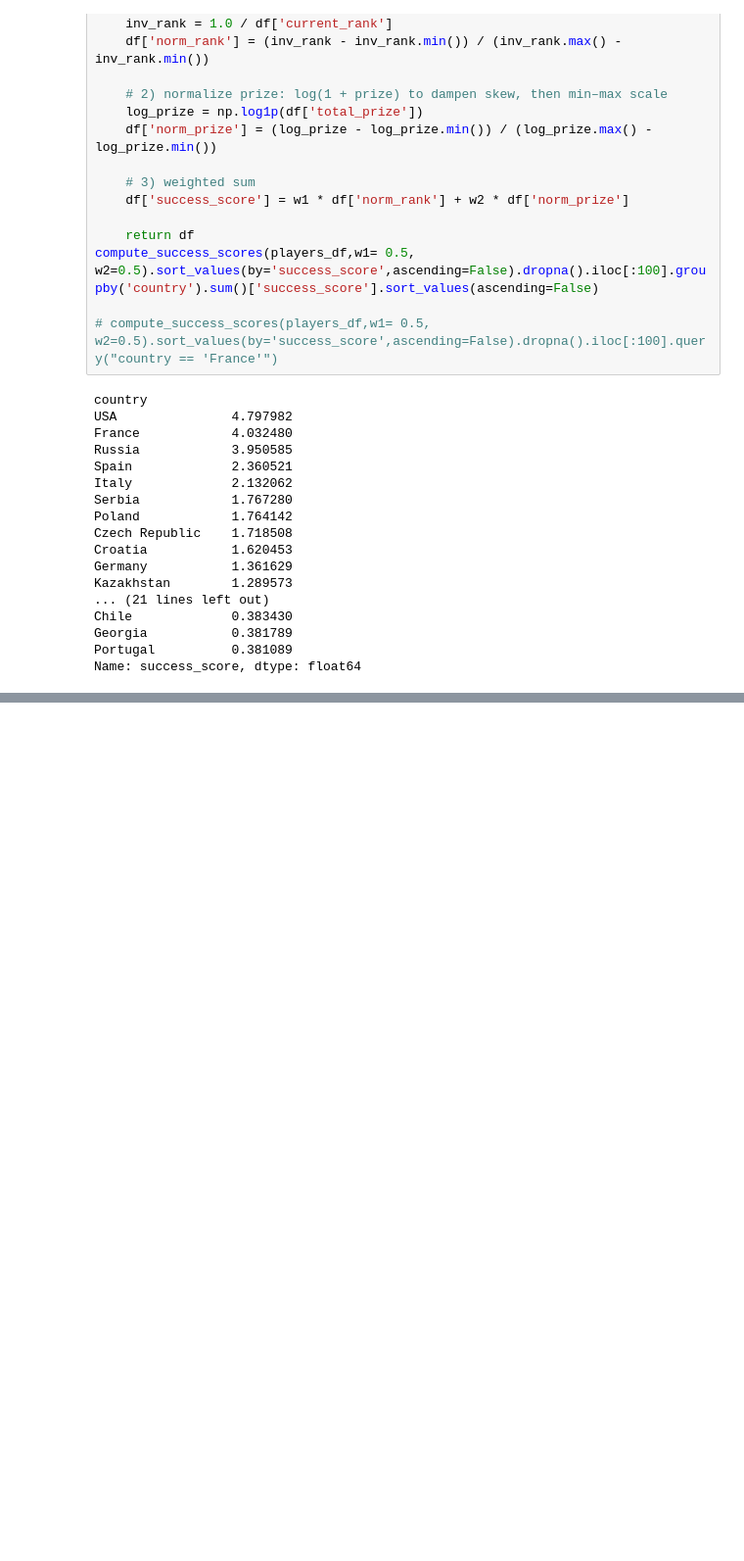
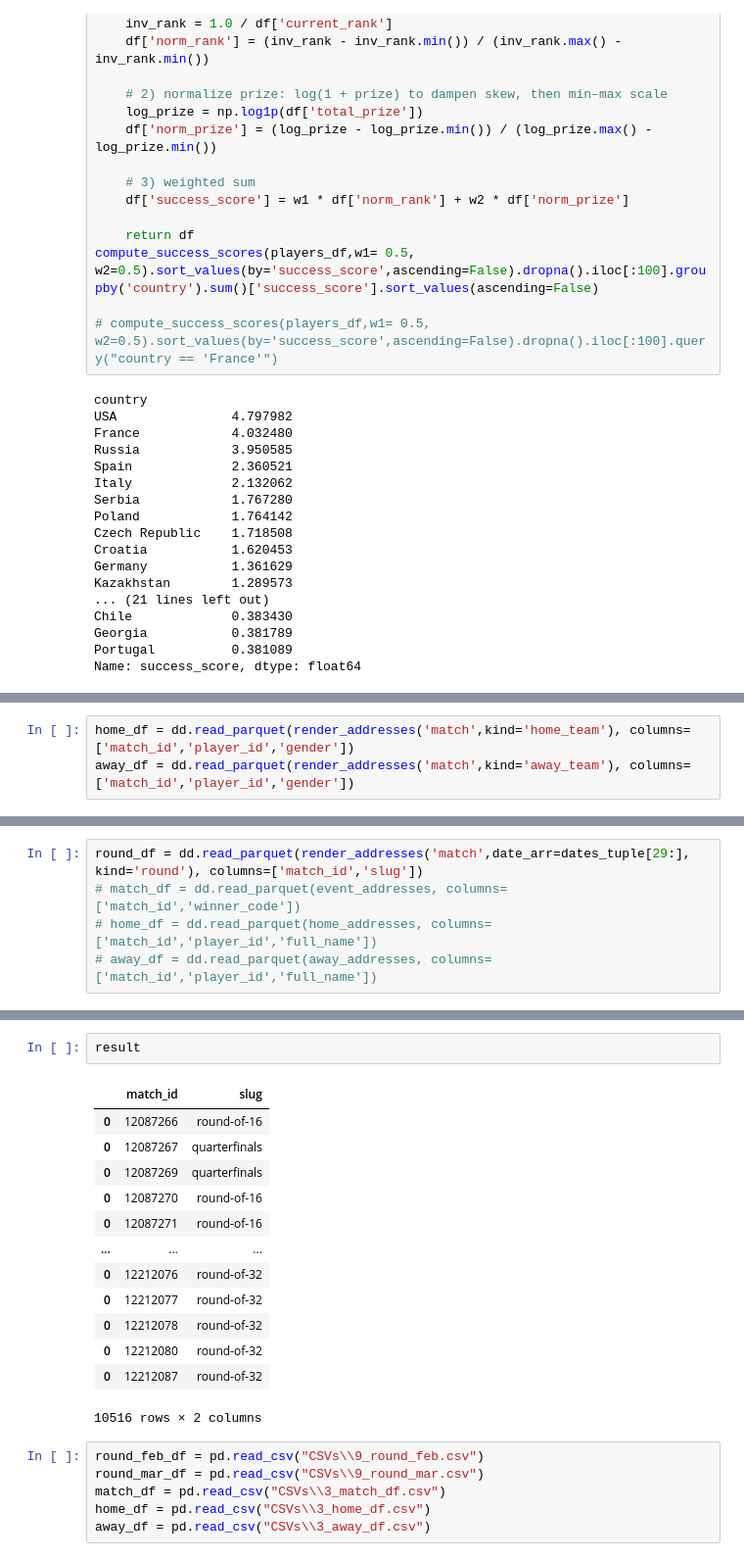
Before and after one commit to HosseinMohammadi00427/Analysis-Project, a Jupyter notebook: Project.ipynb, the cells around one changed output, grey strips where cells are left out. Shown at 98% size. Cells and saved outputs as stored; diff of their text form; blank space fills up the shorter version.

```diff
--- a/Project.ipynb
+++ b/Project.ipynb
@@ -293,0 +321,3 @@ df_.query("statistic_name == 'aces'")
+# %%
+home_df = dd.read_parquet(render_addresses('match',kind='home_team'), columns=['match_id','player_id','gender'])
+away_df = dd.read_parquet(render_addresses('match',kind='away_team'), columns=['match_id','player_id','gender'])
@@ -293,0 +352,5 @@ df_.query("statistic_name == 'aces'")
+# %%
+round_df = dd.read_parquet(render_addresses('match',date_arr=dates_tuple[29:], kind='round'), columns=['match_id','slug'])
+# match_df = dd.read_parquet(event_addresses, columns=['match_id','winner_code'])
+# home_df = dd.read_parquet(home_addresses, columns=['match_id','player_id','full_name'])
+# away_df = dd.read_parquet(away_addresses, columns=['match_id','player_id','full_name'])
@@ -293,0 +362,22 @@ df_.query("statistic_name == 'aces'")
+# %%
+result
+# %% [output]
+|  | match_id | slug |
+| 0 | 12087266 | round-of-16 |
+| 0 | 12087267 | quarterfinals |
+| 0 | 12087269 | quarterfinals |
+| 0 | 12087270 | round-of-16 |
+| 0 | 12087271 | round-of-16 |
+| ... | ... | ... |
+| 0 | 12212076 | round-of-32 |
+| 0 | 12212077 | round-of-32 |
+| 0 | 12212078 | round-of-32 |
+| 0 | 12212080 | round-of-32 |
+| 0 | 12212087 | round-of-32 |
+10516 rows × 2 columns
+# %%
+round_feb_df = pd.read_csv("CSVs\\9_round_feb.csv")
+round_mar_df = pd.read_csv("CSVs\\9_round_mar.csv")
+match_df = pd.read_csv("CSVs\\3_match_df.csv")
+home_df = pd.read_csv("CSVs\\3_home_df.csv")
+away_df = pd.read_csv("CSVs\\3_away_df.csv")
```
Also changed, not shown: parts of 21 cells of this notebook.
